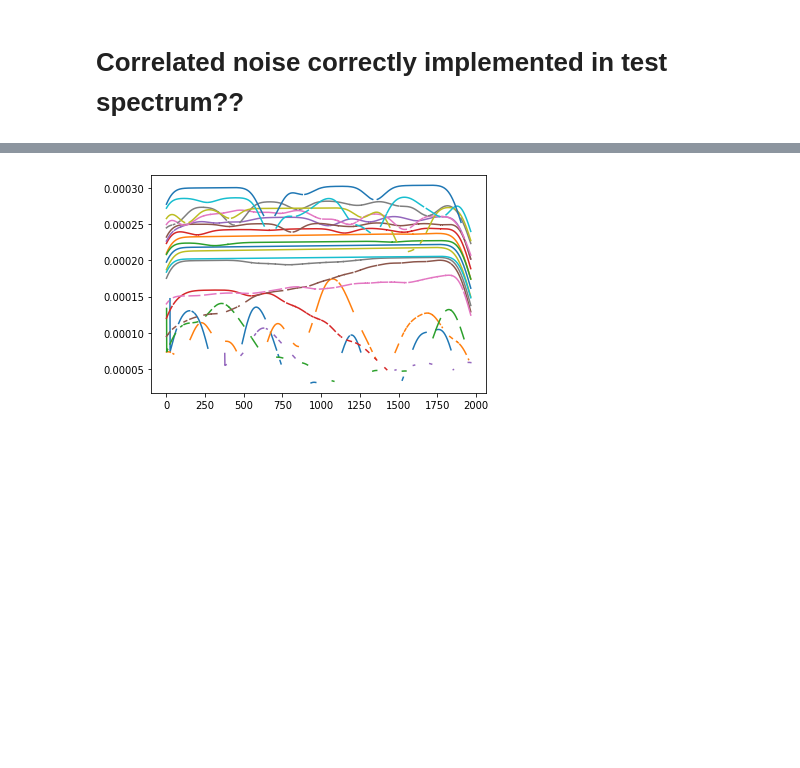
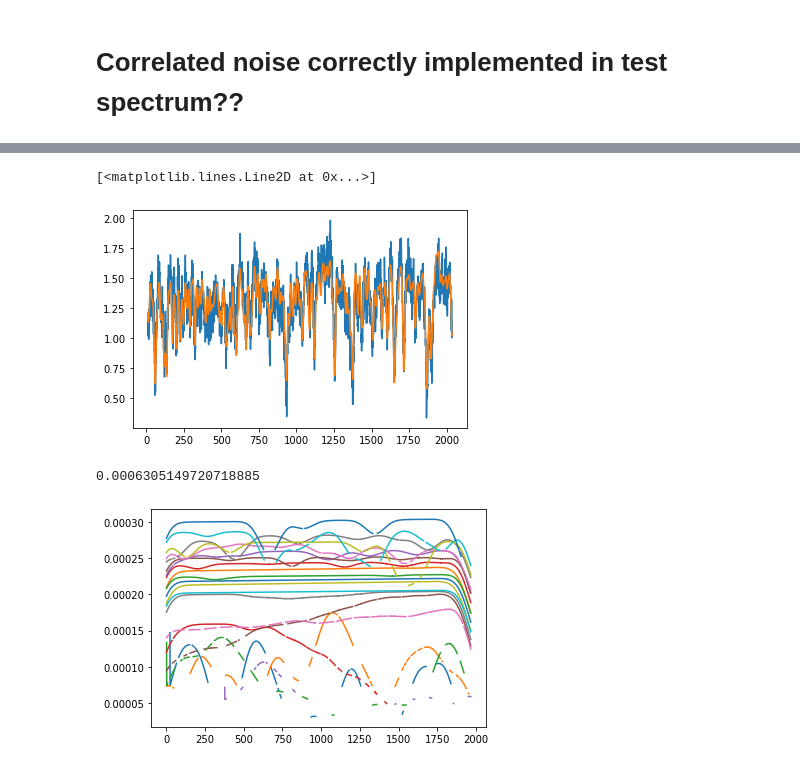
Before and after one commit to NatalieGrasser/atm_retrieval, a Jupyter notebook: atm_retrieval/debugging.ipynb, the cells around one changed output, grey strips where cells are left out. Saved outputs shown, nothing was run; the diff lists cells and outputs as text; code cells hidden in the pictures; blank space fills up the shorter version.

```diff
--- a/atm_retrieval/debugging.ipynb
+++ b/atm_retrieval/debugging.ipynb
@@ -162,3 +177,19 @@ Text(0.5, 0, 'Wavelength [nm]')
+# %%
+test=Target('test')
+wl,fl,err=test.load_spectrum()
+test_corr=Target('test_corr')
+wlc,flc,errc=test_corr.load_spectrum()
+
+plt.plot(flc[2,2])
+plt.plot(fl[2,2])
+# %% [output]
+[<matplotlib.lines.Line2D at 0x...>]
+[figure, added]
+# %%
+
+np.nanmax(err)
+# %% [output]
+0.0006305149720718885
 # %%
 from covariance import *
 
```
Also changed, not shown: parts of 4 cells of this notebook, 4 other files.
